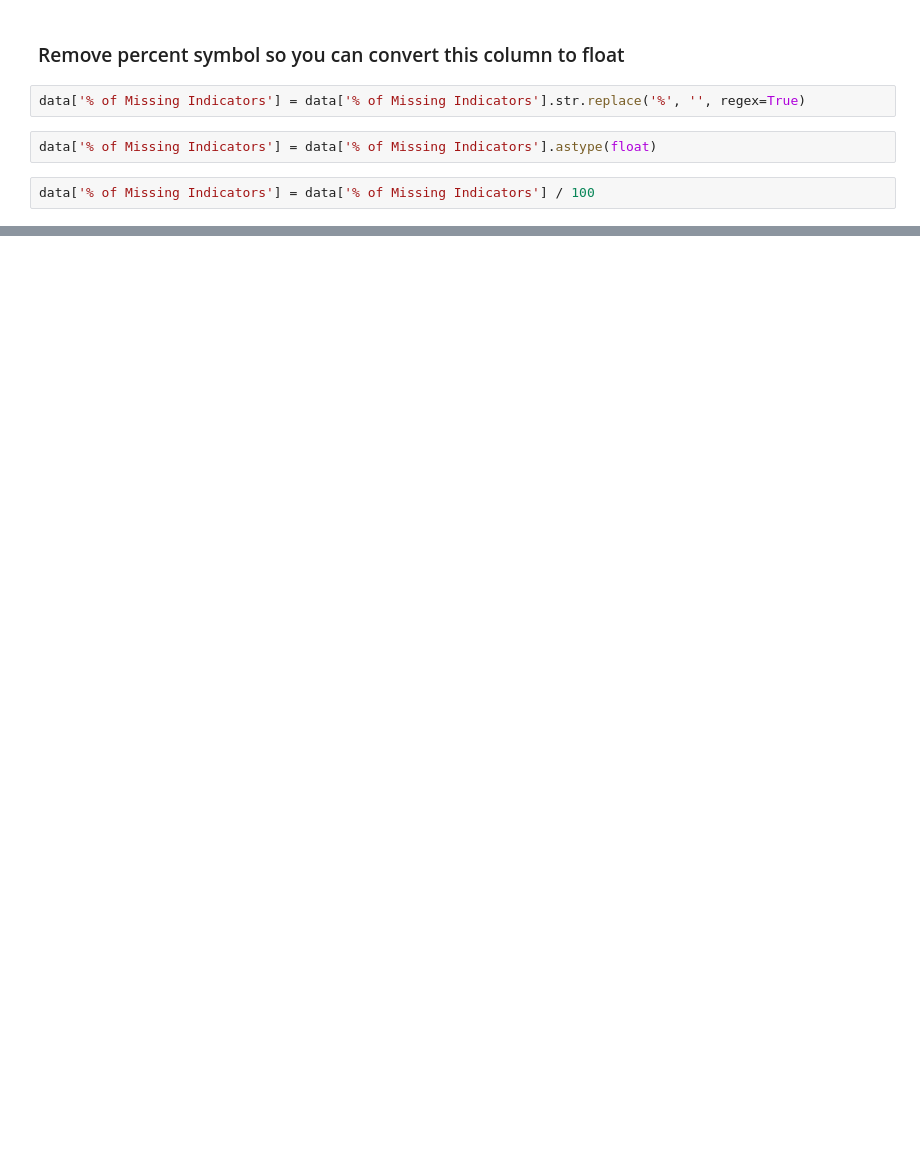
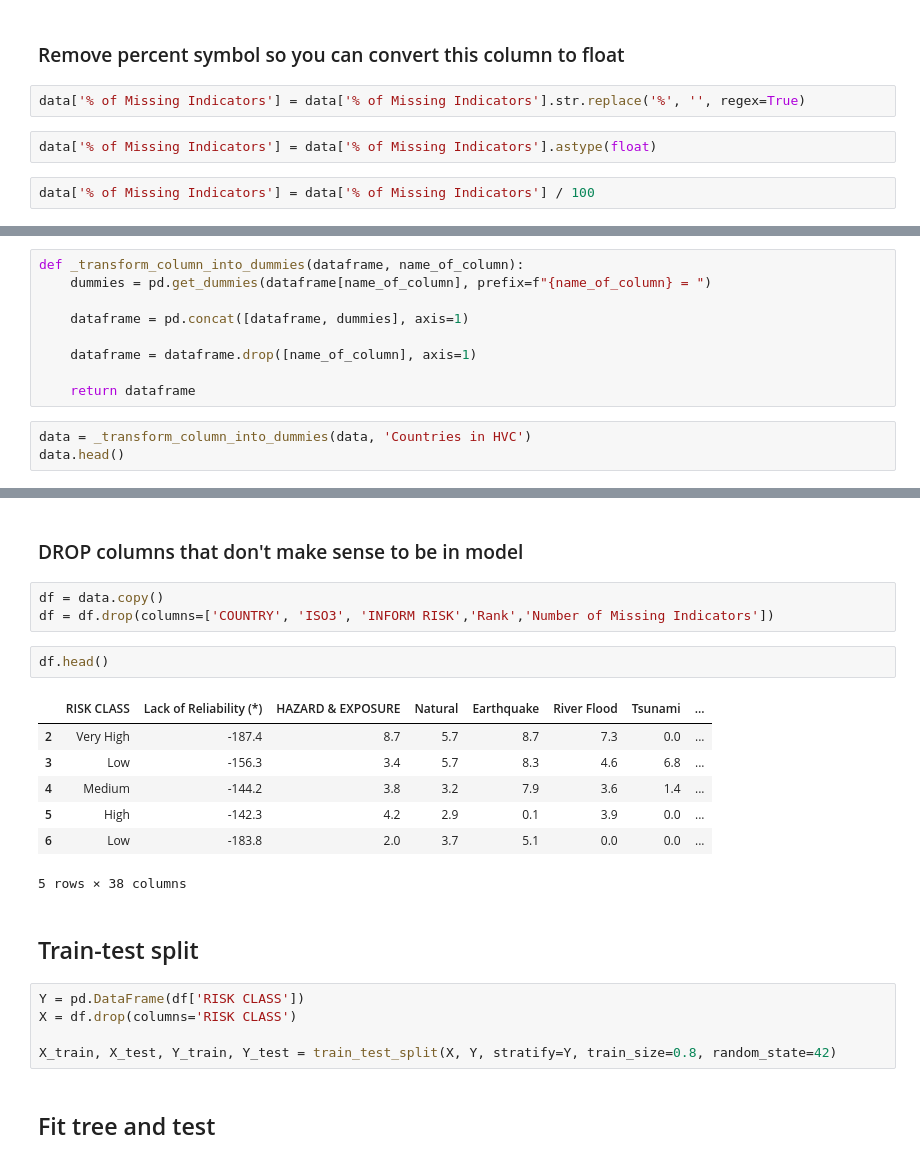
Before and after one commit to eleanoralvarez/Predicting-Humanitarian-Crisis, a Jupyter notebook: EDA-RISK2024.ipynb, the cells around one changed output, grey strips where cells are left out. Saved outputs shown, nothing was run; the diff lists cells and outputs as text; blank space fills up the shorter version.

```diff
--- a/EDA-RISK2024.ipynb
+++ b/EDA-RISK2024.ipynb
@@ -152,0 +120,12 @@ sns.heatmap(data=corr,vmin=-1,vmax=1)
+# %%
+def _transform_column_into_dummies(dataframe, name_of_column):
+    dummies = pd.get_dummies(dataframe[name_of_column], prefix=f"{name_of_column} = ")
+
+    dataframe = pd.concat([dataframe, dummies], axis=1)
+
+    dataframe = dataframe.drop([name_of_column], axis=1)
+
+    return dataframe
+# %%
+data = _transform_column_into_dummies(data, 'Countries in HVC')
+data.head()
@@ -152,0 +140,24 @@ sns.heatmap(data=corr,vmin=-1,vmax=1)
+# %% [markdown]
+### DROP columns that don't make sense to be in model
+# %%
+df = data.copy()
+df = df.drop(columns=['COUNTRY', 'ISO3', 'INFORM RISK','Rank','Number of Missing Indicators'])
+# %%
+df.head()
+# %% [output]
+|  | RISK CLASS | Lack of Reliability (*) | HAZARD & EXPOSURE | Natural | Earthquake | River Flood | Tsunami | ... |
+| 2 | Very High | -187.4 | 8.7 | 5.7 | 8.7 | 7.3 | 0.0 | ... |
+| 3 | Low | -156.3 | 3.4 | 5.7 | 8.3 | 4.6 | 6.8 | ... |
+| 4 | Medium | -144.2 | 3.8 | 3.2 | 7.9 | 3.6 | 1.4 | ... |
+| 5 | High | -142.3 | 4.2 | 2.9 | 0.1 | 3.9 | 0.0 | ... |
+| 6 | Low | -183.8 | 2.0 | 3.7 | 5.1 | 0.0 | 0.0 | ... |
+5 rows × 38 columns
+# %% [markdown]
+## Train-test split
+# %%
+Y = pd.DataFrame(df['RISK CLASS'])
+X = df.drop(columns='RISK CLASS')
+
+X_train, X_test, Y_train, Y_test = train_test_split(X, Y, stratify=Y, train_size=0.8, random_state=42)
+# %% [markdown]
+## Fit tree and test
```
Also changed, not shown: parts of 23 cells of this notebook.
